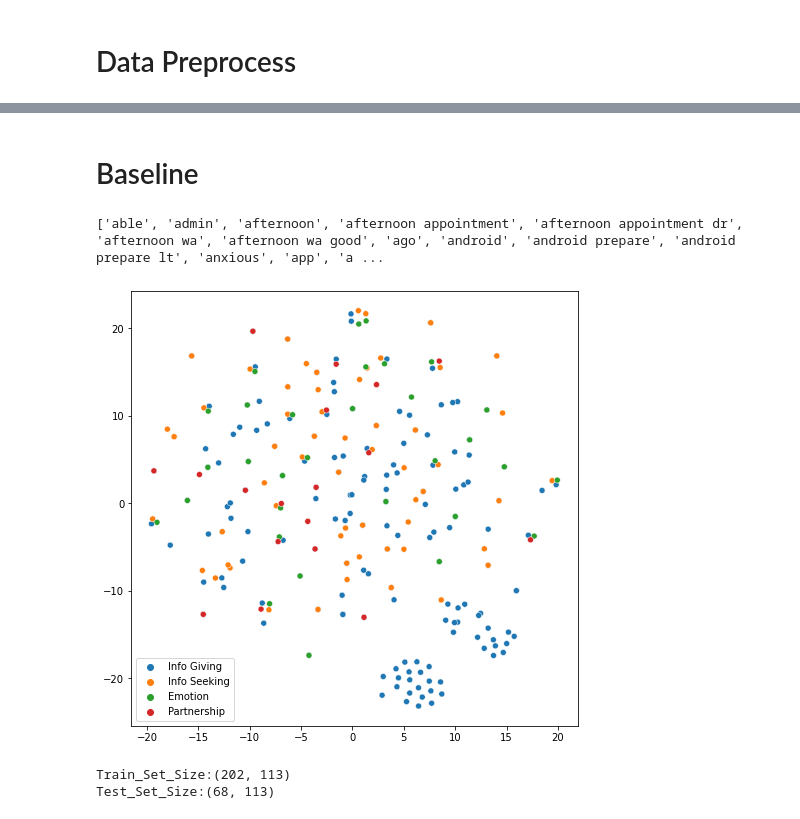
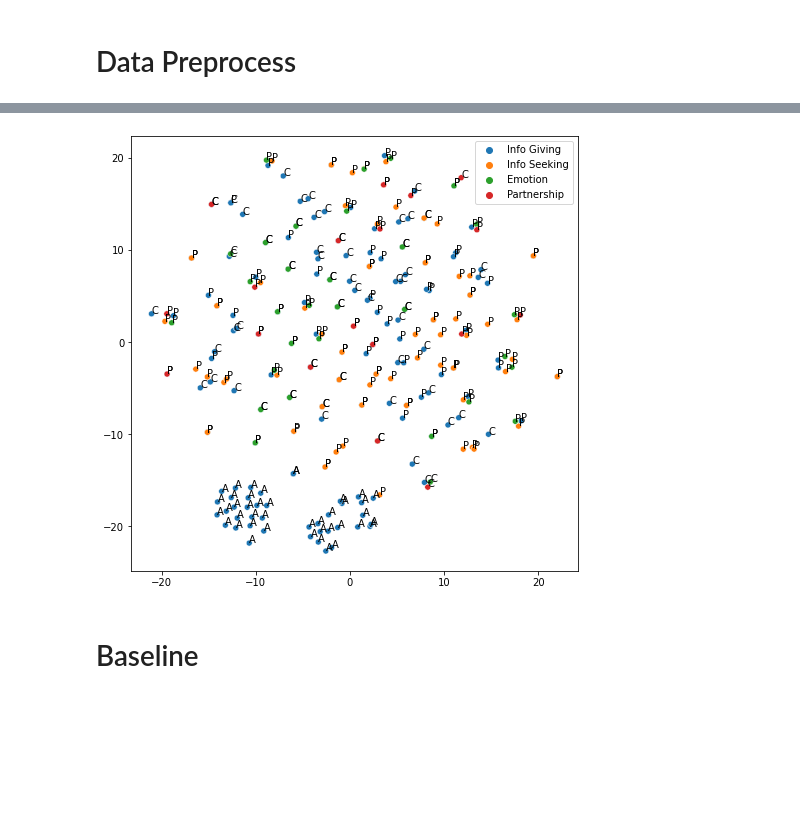
Before and after one commit to TheLittleJimmy/CBB750, a Jupyter notebook: Aim2.ipynb, the cells around one changed output, grey strips where cells are left out. Cells and saved outputs as stored; diff of their text form; code cells hidden in the pictures; blank space fills up the shorter version.

```diff
--- a/Aim2.ipynb
+++ b/Aim2.ipynb
@@ -174,2 +287,16 @@ plt.show()
+# %%
+plt.figure(figsize=(8,8))
+
+sns.scatterplot(
+    x=tsne_results[:,0], y=tsne_results[:,1],
+    hue=labels,
+    legend="full",
+    alpha=1
+)
+for i, txt in enumerate(data['Code']):
+    plt.annotate(txt, (tsne_results[:,0][i], tsne_results[:,1][i]))
+plt.show()
+# %% [output]
+[figure, added]
 # %% [markdown]
 # Baseline
@@ -184,35 +302,0 @@ data['Quotation Content'] = data['Quotation Content'].apply(clean_text)
-# %%
-vectorizer = TfidfVectorizer(analyzer='word', stop_words='english',ngram_range=(1,3), max_df=0.75, use_idf=True, smooth_idf=True, max_features=1000)
-tfIdfMat  = vectorizer.fit_transform(data['Quotation Content'].tolist() )
-feature_names = sorted(vectorizer.get_feature_names_out())
-print(feature_names)
-# %% [output]
-['able', 'admin', 'afternoon', 'afternoon appointment', 'afternoon appointment dr', 'afternoon wa', 'afternoon wa good', 'ago', 'android', 'android prepare', 'android prepare lt', 'anxious', 'app', 'a ...
-# %%
-import gc
-gc.collect()
-tfIdfMatrix = np.asarray(tfIdfMat.todense())
-labels = data['Label'].tolist()
-tsne_results = TSNE(n_components=2,init='random',random_state=0, perplexity=40).fit_transform(tfIdfMatrix)
-plt.figure(figsize=(8,8))
-sns.scatterplot(
-    x=tsne_results[:,0], y=tsne_results[:,1],
-    hue=labels,
-    legend="full",
-    alpha=1
-)
-plt.show()
-# %% [output]
-[figure, removed]
-# %%
-gc.collect()
-pca = PCA(n_components=0.95)
-tfIdfMat_reduced = pca.fit_transform(tfIdfMat.toarray())
-labels = data['Label'].tolist()
-category_list = data.Label.unique()
-X_train, X_test, y_train, y_test = train_test_split(tfIdfMat_reduced, labels, stratify=labels,random_state=1)
-print('Train_Set_Size:'+str(X_train.shape))
-print('Test_Set_Size:'+str(X_test.shape))
-# %% [output]
-Train_Set_Size:(202, 113)
-Test_Set_Size:(68, 113)
```
Also changed, not shown: parts of 49 cells of this notebook, 2 other files.
